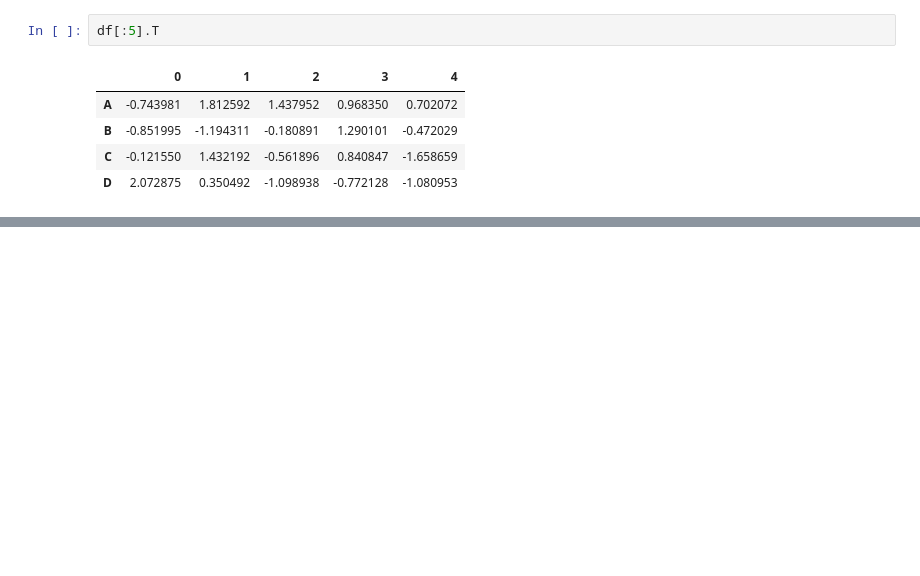
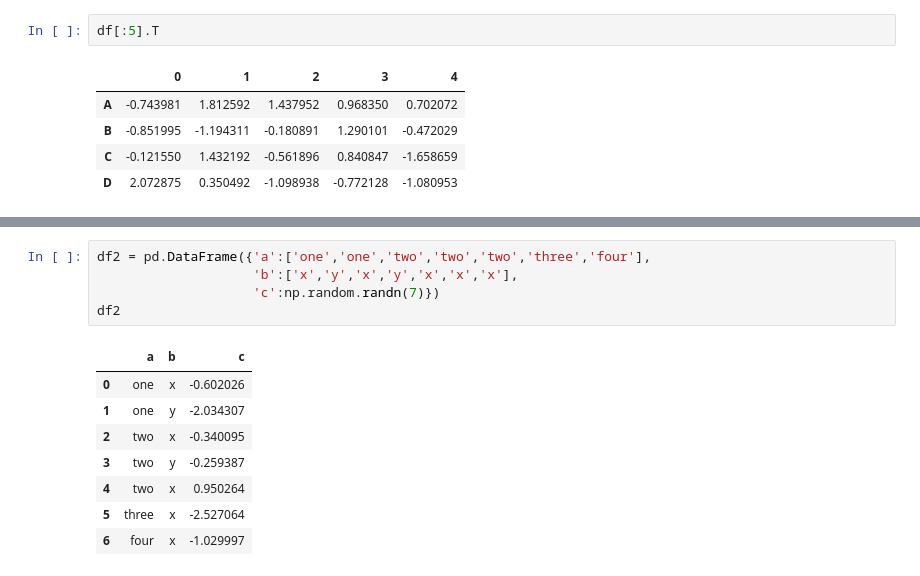
Before and after one commit to SiddheshDaphane/Data-Analysis-in-Python, a Jupyter notebook: Everything-about-Numpy-and-Pandas/Basic_to_advance_pandas.ipynb, the cells around one changed output, grey strips where cells are left out. Drawn from its saved outputs; the diff is of its cells as text; blank space fills up the shorter version.

```diff
--- a/Everything-about-Numpy-and-Pandas/Basic_to_advance_pandas.ipynb
+++ b/Everything-about-Numpy-and-Pandas/Basic_to_advance_pandas.ipynb
@@ -1158,0 +1174,14 @@ df[:5].T
+# %%
+df2 = pd.DataFrame({'a':['one','one','two','two','two','three','four'],
+                    'b':['x','y','x','y','x','x','x'],
+                    'c':np.random.randn(7)})
+df2
+# %% [output]
+|  | a | b | c |
+| 0 | one | x | -0.602026 |
+| 1 | one | y | -2.034307 |
+| 2 | two | x | -0.340095 |
+| 3 | two | y | -0.259387 |
+| 4 | two | x | 0.950264 |
+| 5 | three | x | -2.527064 |
+| 6 | four | x | -1.029997 |
```
Also changed, not shown: parts of 12 cells of this notebook.
